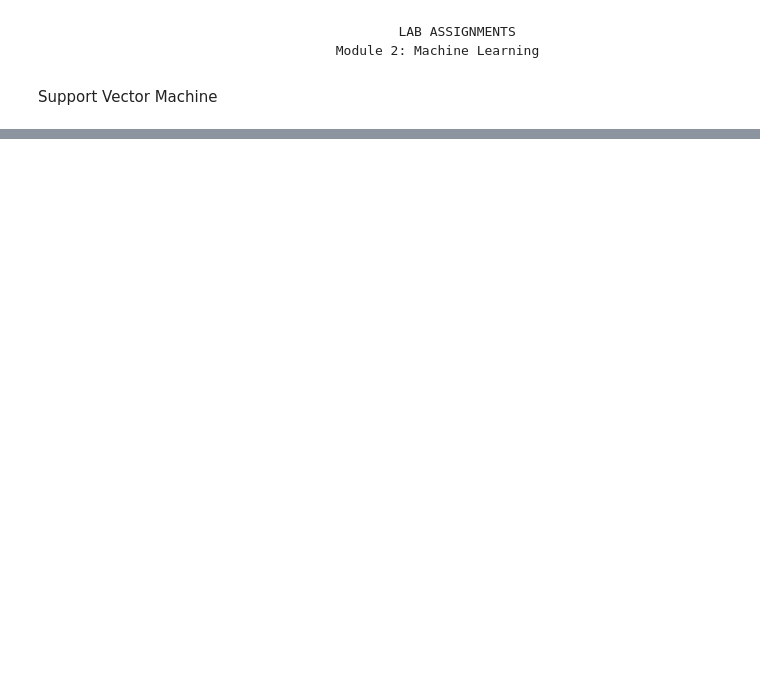
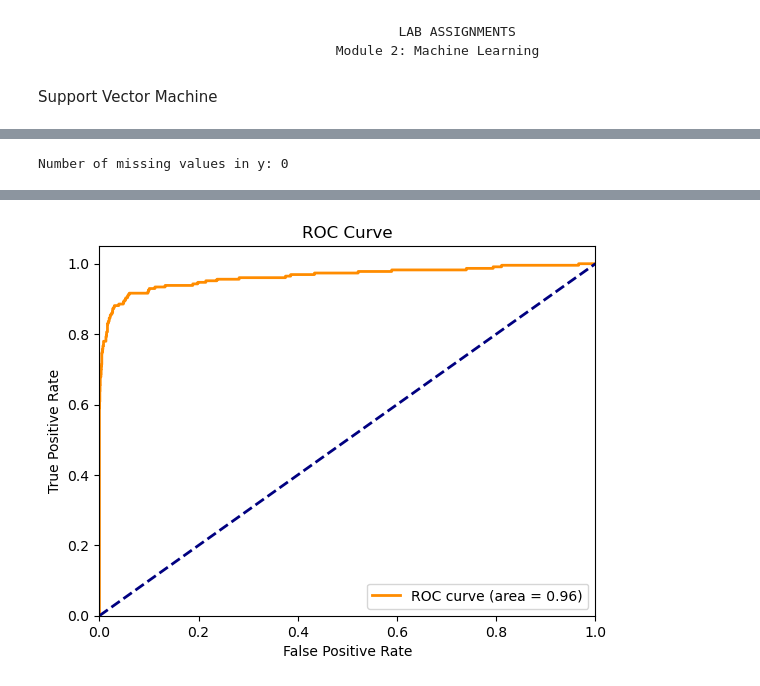
Before and after one commit to ajinkyamspawar/Assignments_BCCI_AI, a Jupyter notebook: 2_4_5_SVM_90Min_Q2_Solution.ipynb, the cells around one changed output, grey strips where cells are left out. Cells and saved outputs as stored; diff of their text form; code cells hidden in the pictures; blank space fills up the shorter version.

```diff
--- a/2_4_5_SVM_90Min_Q2_Solution.ipynb
+++ b/2_4_5_SVM_90Min_Q2_Solution.ipynb
@@ -587,0 +21,79 @@ print('Average stratified cross-validation score with rbf kernel:{:.4f}'.format(
+# %%
+# Loading the dataset
+data = pd.read_csv(r"D:\1_AJINKYA_PAWAR\3_SOFTWARE JOB\1_CDAC\3_AI_Course\Lab_Assignment_Module_2\2_4_5_SVM_90Min\pulsar_data_train.csv\pulsar_data_train.csv")
+
+# Split data into features (X) and target (y)
+X = data.drop('target_class', axis=1)
+y = data['target_class']
+
+missing_values = y.isnull().sum()
+print("Number of missing values in y:", missing_values)
+
+imputer = SimpleImputer(strategy='mean')  # Use an appropriate strategy
+X = imputer.fit_transform(X)
+# %% [output]
+Number of missing values in y: 0
+# %%
+# Split data into training and testing sets
+X_train, X_test, y_train, y_test = train_test_split(X, y, test_size=0.2, random_state=42)
+
+# EDA: You can perform exploratory data analysis here if needed
+
+# Perform feature scaling
+scaler = StandardScaler()
+X_train = scaler.fit_transform(X_train)
+X_test = scaler.transform(X_test)
+
+# Handling class imbalance using SMOTE
+smote = SMOTE(sampling_strategy='auto', random_state=42)
+X_train_resampled, y_train_resampled = smote.fit_resample(X_train, y_train)
+
+# Define the SVM classifier with different kernels and C values
+param_grid = {
+    'SVM__kernel': ['linear', 'rbf', 'poly'],
+    'SVM__C': [0.1, 1, 10]
+}
+
+# Create a pipeline with SMOTE and SVM
+pipeline = Pipeline([
+    ('SMOTE', smote),
+    ('SVM', SVC(probability=True, random_state=42))
+])
+
+# Grid search for the best combination of kernel and C value
+grid_search = GridSearchCV(pipeline, param_grid, cv=5, scoring='accuracy', n_jobs=-1)
+grid_search.fit(X_train, y_train)
+
+# Get the best model from the grid search
+best_model = grid_search.best_estimator_
+
+# Fit the best model on the training data
+best_model.fit(X_train_resampled, y_train_resampled)
+
+# Predict on the test data
+y_pred = best_model.predict(X_test)
+y_prob = best_model.predict_proba(X_test)[:, 1]
+
+# Evaluate performance metrics
+conf_matrix = confusion_matrix(y_test, y_pred)
+accuracy = accuracy_score(y_test, y_pred)
+fpr, tpr, _ = roc_curve(y_test, y_prob)
+roc_auc = auc(fpr, tpr)
+
+# Print the results
+print("Confusion Matrix:\n", conf_matrix)
+print("Accuracy: {:.2f}%".format(accuracy * 100))
+print("ROC-AUC: {:.2f}".format(roc_auc))
+
+# Plot ROC curve
+plt.figure()
+plt.plot(fpr, tpr, color='darkorange', lw=2, label='ROC curve (area = {:.2f})'.format(roc_auc))
+plt.plot([0, 1], [0, 1], color='navy', lw=2, linestyle='--')
+plt.xlim([0.0, 1.0])
+plt.ylim([0.0, 1.05])
+plt.xlabel('False Positive Rate')
+plt.ylabel('True Positive Rate')
+plt.title('ROC Curve')
+plt.legend(loc='lower right')
+plt.show()
+# %% [output]
@@ -587,0 +105 @@ print('Average stratified cross-validation score with rbf kernel:{:.4f}'.format(
+[figure, added]
```
Also changed, not shown: parts of 8 cells of this notebook.
